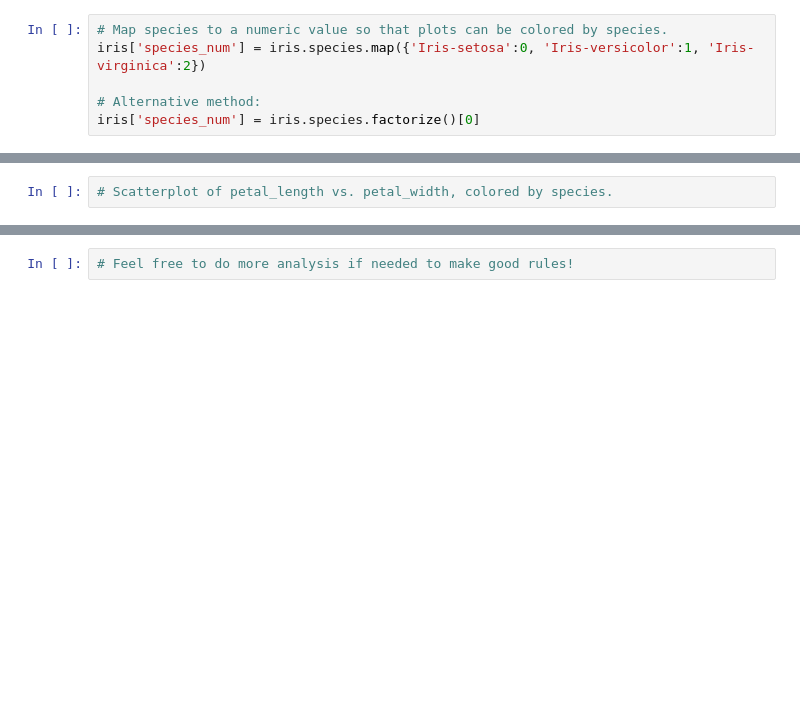
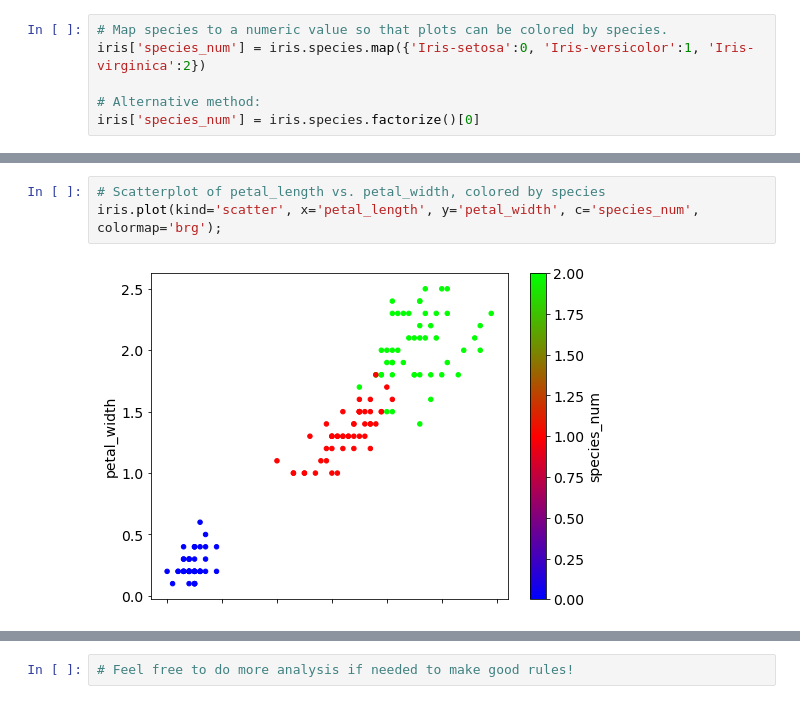
Before and after one commit to naidaire/lesson12_knn_classification, a Jupyter notebook: knn_with_sklearn.ipynb, the cells around one changed output, grey strips where cells are left out. Drawn from its saved outputs; the diff is of its cells as text; blank space fills up the shorter version.

```diff
--- a/knn_with_sklearn.ipynb
+++ b/knn_with_sklearn.ipynb
@@ -191,4 +222,7 @@ iris.head()
 # %%
-# Scatterplot of petal_length vs. petal_width, colored by species.
+# Scatterplot of petal_length vs. petal_width, colored by species
+iris.plot(kind='scatter', x='petal_length', y='petal_width', c='species_num', colormap='brg');
+# %% [output]
+[figure, added]
 # %%
 # Scatter matrix of all features, colored by species.
```
Also changed, not shown: parts of 48 cells of this notebook, 1 other file.
